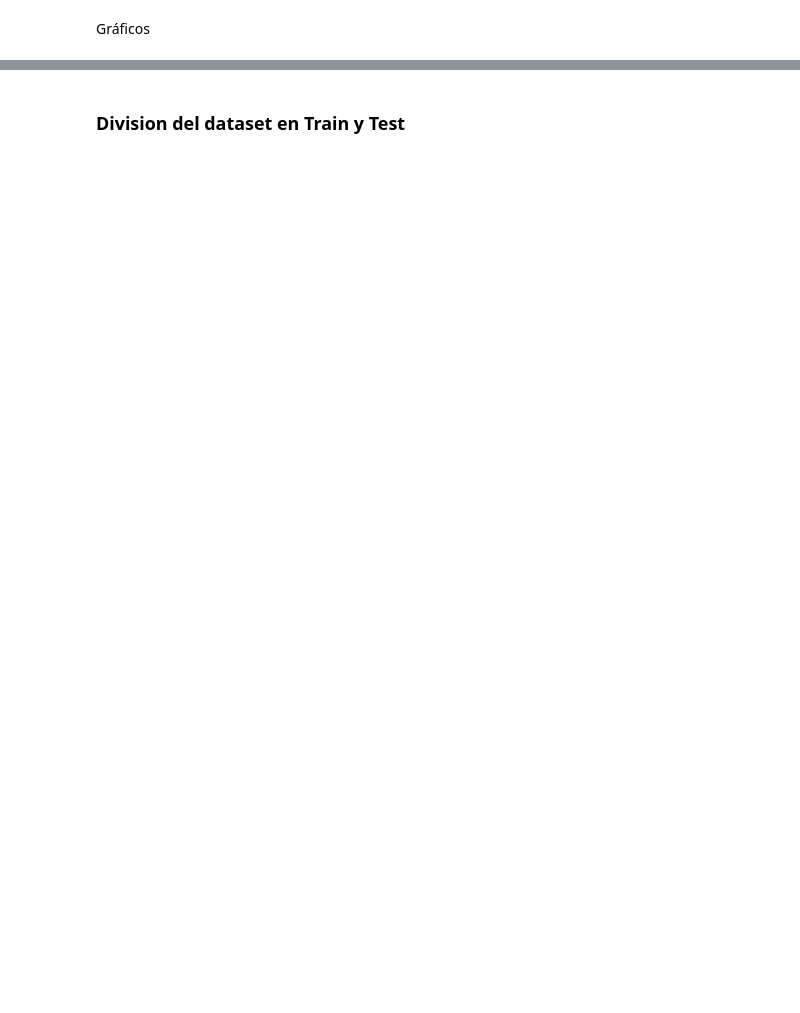
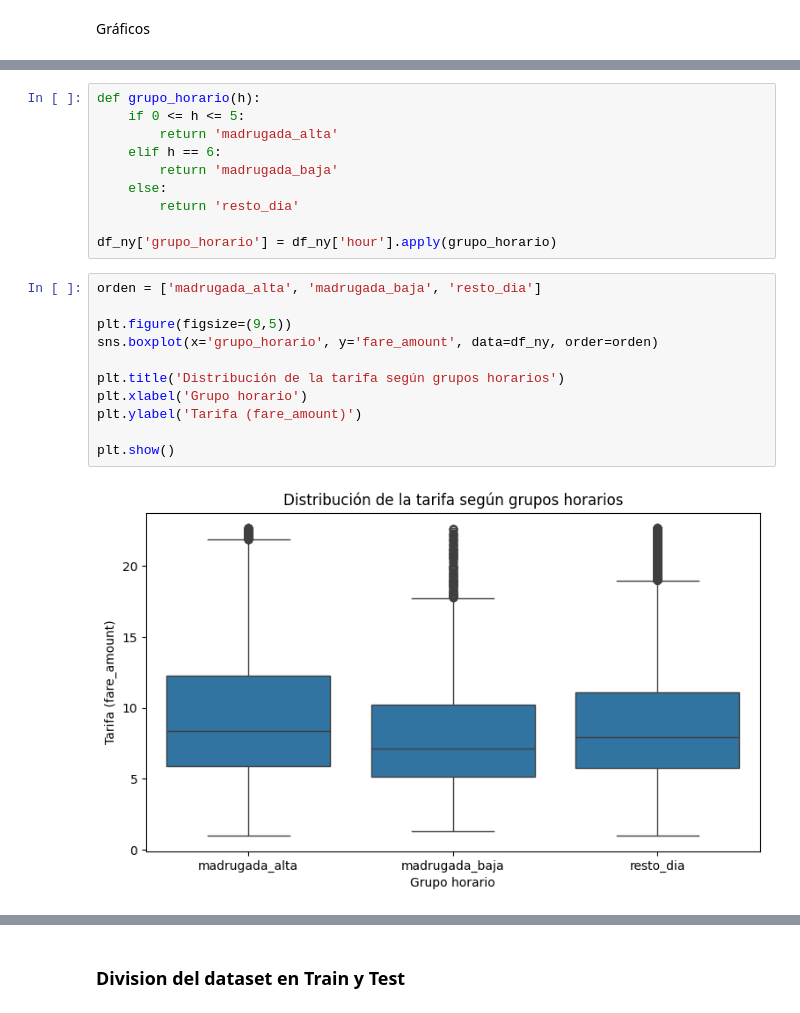
Before and after one commit to programadorarocio/AA1-TUIA-2026C1-Diez-Duvia-Quispe, a Jupyter notebook: TP-regresion-AA1.ipynb, the cells around one changed output, grey strips where cells are left out. Drawn from its saved outputs; the diff is of its cells as text; blank space fills up the shorter version.

```diff
--- a/TP-regresion-AA1.ipynb
+++ b/TP-regresion-AA1.ipynb
@@ -882,0 +924,23 @@ plt.show()
+# %%
+def grupo_horario(h):
+    if 0 <= h <= 5:
+        return 'madrugada_alta'
+    elif h == 6:
+        return 'madrugada_baja'
+    else:
+        return 'resto_dia'
+
+df_ny['grupo_horario'] = df_ny['hour'].apply(grupo_horario)
+# %%
+orden = ['madrugada_alta', 'madrugada_baja', 'resto_dia']
+
+plt.figure(figsize=(9,5))
+sns.boxplot(x='grupo_horario', y='fare_amount', data=df_ny, order=orden)
+
+plt.title('Distribución de la tarifa según grupos horarios')
+plt.xlabel('Grupo horario')
+plt.ylabel('Tarifa (fare_amount)')
+
+plt.show()
+# %% [output]
+[figure, added]
```
Also changed, not shown: parts of 118 cells of this notebook.
